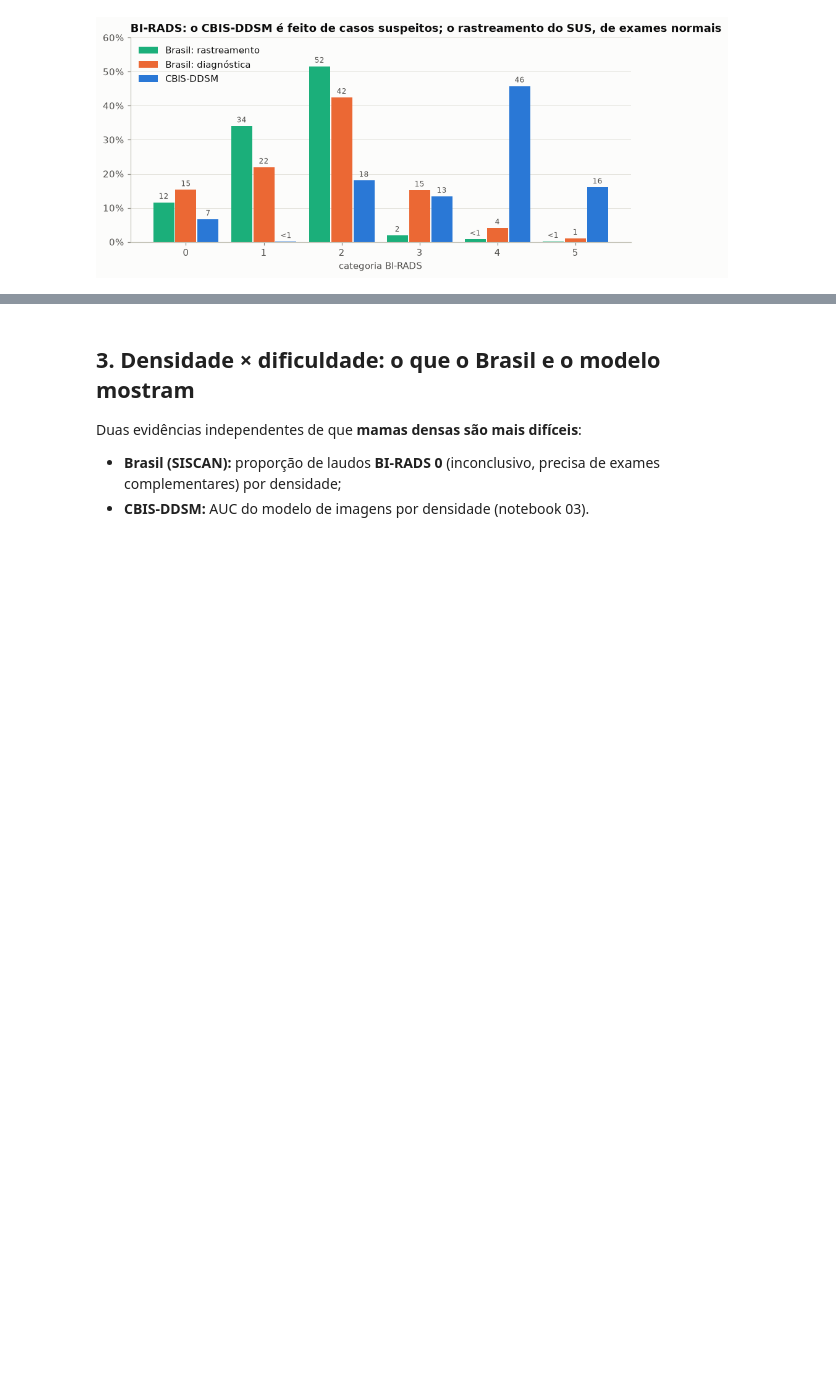
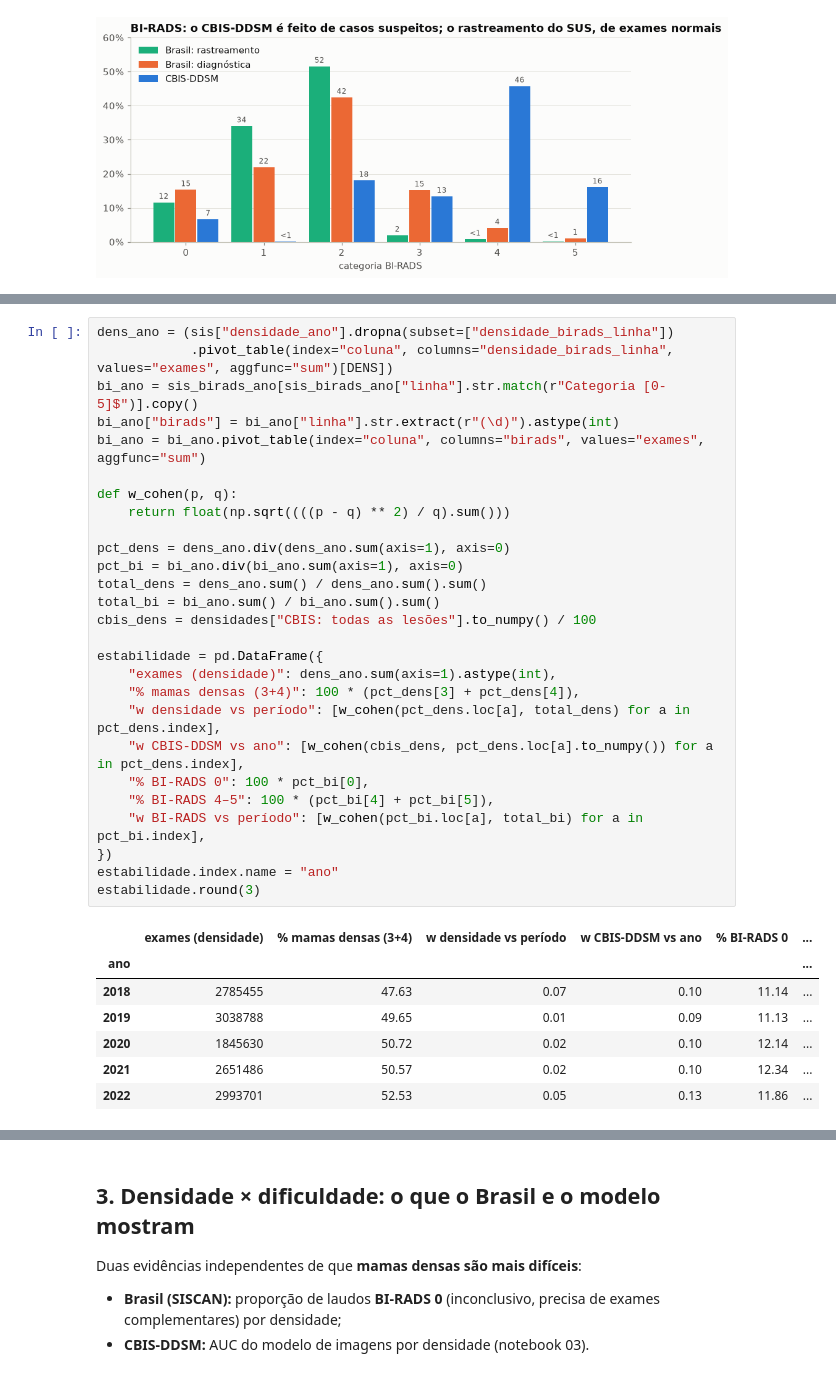
Before and after one commit to mairaallacerda/representatividade-mamografias-br, a Jupyter notebook: notebooks/04_comparacao_birads_densidade.ipynb, the cells around one changed output, grey strips where cells are left out. Cells and saved outputs as stored; diff of their text form; blank space fills up the shorter version.

```diff
--- a/notebooks/04_comparacao_birads_densidade.ipynb
+++ b/notebooks/04_comparacao_birads_densidade.ipynb
@@ -212,0 +221,35 @@ salvar(fig, "17_birads_brasil_cbis")
+# %%
+dens_ano = (sis["densidade_ano"].dropna(subset=["densidade_birads_linha"])
+            .pivot_table(index="coluna", columns="densidade_birads_linha", values="exames", aggfunc="sum")[DENS])
+bi_ano = sis_birads_ano[sis_birads_ano["linha"].str.match(r"Categoria [0-5]$")].copy()
+bi_ano["birads"] = bi_ano["linha"].str.extract(r"(\d)").astype(int)
+bi_ano = bi_ano.pivot_table(index="coluna", columns="birads", values="exames", aggfunc="sum")
+
+def w_cohen(p, q):
+    return float(np.sqrt((((p - q) ** 2) / q).sum()))
+
+pct_dens = dens_ano.div(dens_ano.sum(axis=1), axis=0)
+pct_bi = bi_ano.div(bi_ano.sum(axis=1), axis=0)
+total_dens = dens_ano.sum() / dens_ano.sum().sum()
+total_bi = bi_ano.sum() / bi_ano.sum().sum()
+cbis_dens = densidades["CBIS: todas as lesões"].to_numpy() / 100
+
+estabilidade = pd.DataFrame({
+    "exames (densidade)": dens_ano.sum(axis=1).astype(int),
+    "% mamas densas (3+4)": 100 * (pct_dens[3] + pct_dens[4]),
+    "w densidade vs período": [w_cohen(pct_dens.loc[a], total_dens) for a in pct_dens.index],
+    "w CBIS-DDSM vs ano": [w_cohen(cbis_dens, pct_dens.loc[a].to_numpy()) for a in pct_dens.index],
+    "% BI-RADS 0": 100 * pct_bi[0],
+    "% BI-RADS 4–5": 100 * (pct_bi[4] + pct_bi[5]),
+    "w BI-RADS vs período": [w_cohen(pct_bi.loc[a], total_bi) for a in pct_bi.index],
+})
+estabilidade.index.name = "ano"
+estabilidade.round(3)
+# %% [output]
+|  | exames (densidade) | % mamas densas (3+4) | w densidade vs período | w CBIS-DDSM vs ano | % BI-RADS 0 | ... |
+| ano |  |  |  |  |  | ... |
+| 2018 | 2785455 | 47.63 | 0.07 | 0.10 | 11.14 | ... |
+| 2019 | 3038788 | 49.65 | 0.01 | 0.09 | 11.13 | ... |
+| 2020 | 1845630 | 50.72 | 0.02 | 0.10 | 12.14 | ... |
+| 2021 | 2651486 | 50.57 | 0.02 | 0.10 | 12.34 | ... |
+| 2022 | 2993701 | 52.53 | 0.05 | 0.13 | 11.86 | ... |
```
Also changed, not shown: parts of 11 cells of this notebook, 7 other files.
